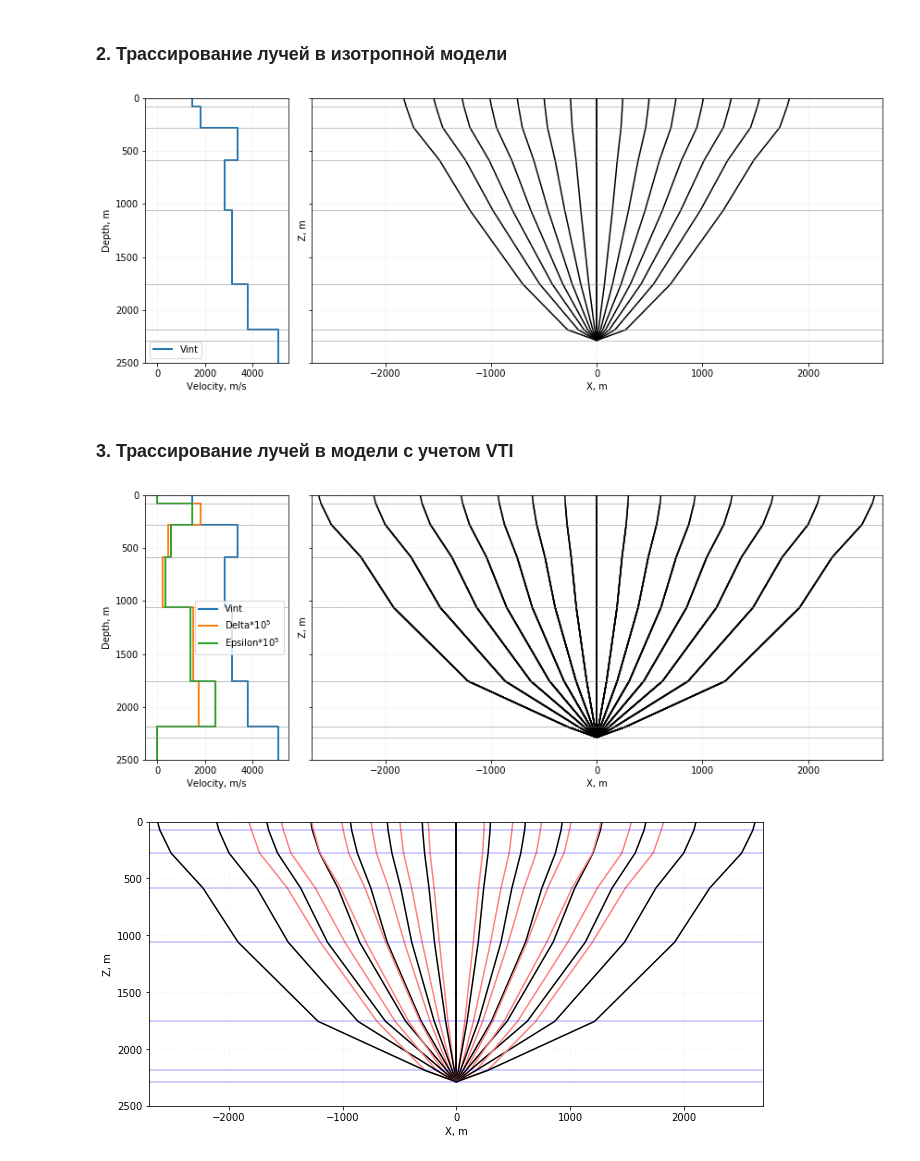
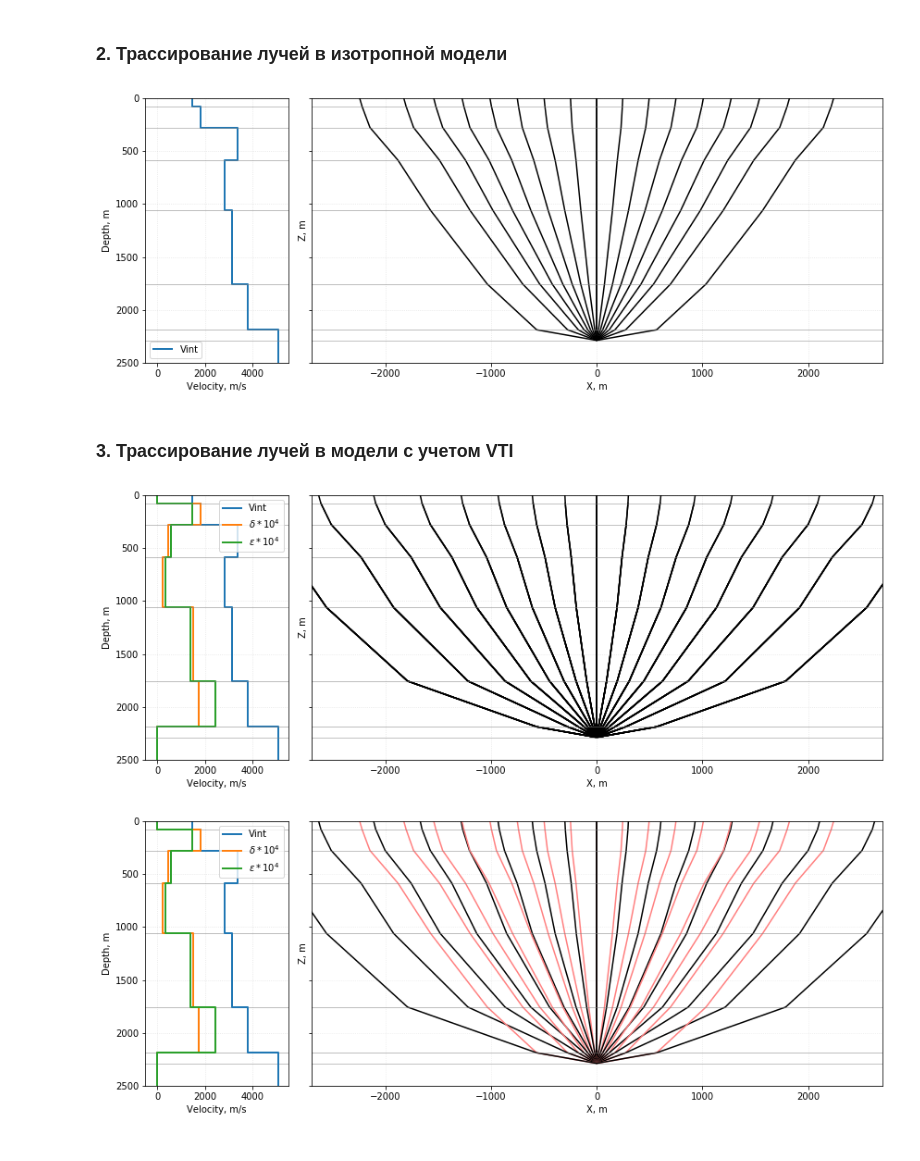
Before and after one commit to antongrin/VTI_rays, a Jupyter notebook: RayTraceVTI.ipynb, the cells around one changed output. Saved outputs shown, nothing was run; the diff lists cells and outputs as text; code cells hidden in the pictures.

```diff
--- a/RayTraceVTI.ipynb
+++ b/RayTraceVTI.ipynb
@@ -38,7 +43,8 @@ plt.show()
 # %%
 f, (a0, a1) = plt.subplots(1, 2, gridspec_kw={'width_ratios': [1, 4]}, figsize=[12,8], sharey = True)
 
-start_angle = pi*np.arange(0, 71, 10)/180.0
+# start_angle = pi*np.hstack((np.arange(0, 71, 10), 75))/180.0
+start_angle = pi*np.arange(0, 81, 10)/180.0
 
 rays_x = np.zeros((len(start_angle), len(layers_thk)+1))
 rays_t = np.zeros((len(start_angle), len(layers_thk)+1))
@@ -105,7 +111,7 @@ a0.set_position([pos0.x0, pos1.y0, pos0.width, pos1.height])
 
 plt.show()
 # %% [output]
-[figure, old version]
+[figure, new version]
 # %% [markdown]
 ### 3. Трассирование лучей в модели с учетом VTI
 # %%
@@ -162,7 +168,7 @@ def compute_snell_vti(th_ph_1, v1, de1, ep1, v2, de2, ep2):
 # %%
 f, (a0, a1) = plt.subplots(1, 2, gridspec_kw={'width_ratios': [1, 4]}, figsize=[12,8], sharey = True)
 
-start_angle = pi*np.arange(0, 71, 10)/180.0
+# start_angle = pi*np.arange(0, 71, 10)/180.0
 
 rani_x = np.zeros((len(start_angle), len(layers_thk)+1))*np.nan
 rani_t = np.zeros((len(start_angle), len(layers_thk)+1))*np.nan
@@ -210,8 +216,8 @@ a1.grid(True, ls=':', alpha = 0.35)
 
 
 a0.step(np.hstack((layers_vp[0],layers_vp,layers_vp[-1])), np.hstack((0, depth,depth[-1]+200)), where='post', lw=2, label = 'Vint')
-a0.step(10**4*np.hstack((layers_de[0],layers_de,layers_de[-1])), np.hstack((0, depth,depth[-1]+200)), where='post', lw=2, label = 'Delta*$10^5$')
-a0.step(10**4*np.hstack((layers_ep[0],layers_ep,layers_ep[-1])), np.hstack((0, depth,depth[-1]+200)), where='post', lw=2, label = 'Epsilon*$10^5$')
+a0.step(10**4*np.hstack((layers_de[0],layers_de,layers_de[-1])), np.hstack((0, depth,depth[-1]+200)), where='post', lw=2, label = '$\delta*10^4$')
+a0.step(10**4*np.hstack((layers_ep[0],layers_ep,layers_ep[-1])), np.hstack((0, depth,depth[-1]+200)), where='post', lw=2, label = '$\epsilon*10^4$')
 
 
 a0.legend()
@@ -238,32 +244,55 @@ a0.set_position([pos0.x0, pos1.y0, pos0.width, pos1.height])
 
 plt.show()
 # %% [output]
-[figure, old version]
+[figure, new version]
 # %%
-f, ax2 = plt.subplots(figsize=[11,8])
-a2=ax2
+f, (a3, a2) = plt.subplots(1, 2, gridspec_kw={'width_ratios': [1, 4]}, figsize=[12,8], sharey = True)
+# a2=ax2
 
 for ray_no, th0 in enumerate(start_angle):
     a2.plot(rays_x[ray_no, :], np.hstack((0, depth)), c = [1,0.5,0.5])
     a2.plot(-rays_x[ray_no, :], np.hstack((0, depth)), c = [1,0.5,0.5])
     a2.plot(rani_x[ray_no, :], np.hstack((0, depth)), c = 'k')
     a2.plot(-rani_x[ray_no, :], np.hstack((0, depth)), c = 'k')
 
 for idpt in depth:
-    a2.axhline(idpt, lw=1.5, c='blue', alpha=.25)
+    a2.axhline(idpt, lw=1, c='grey', alpha=.5)
+    a3.axhline(idpt, lw=1, c='grey', alpha=.5)
+
 
 a2.set_xlabel('X, m')
 a2.set_ylabel('Z, m')
 a2.grid(True, ls=':', alpha = 0.25)
 
 a2.set_aspect(1)
 
-a2.set_ylim([2500,0])
+
+a3.step(np.hstack((layers_vp[0],layers_vp,layers_vp[-1])), np.hstack((0, depth,depth[-1]+200)), where='post', lw=2, label = 'Vint')
+a3.step(10**4*np.hstack((layers_de[0],layers_de,layers_de[-1])), np.hstack((0, depth,depth[-1]+200)), where='post', lw=2, label = '$\delta*10^4$')
+a3.step(10**4*np.hstack((layers_ep[0],layers_ep,layers_ep[-1])), np.hstack((0, depth,depth[-1]+200)), where='post', lw=2, label = '$\epsilon*10^4$')
+
+
+a3.legend()
+a3.set_ylabel('Depth, m')
+a3.set_xlabel('Velocity, m/s')
+a3.grid(True, ls=':', alpha = 0.35)
+
+a3.invert_yaxis()
+a2.set_aspect(1)
+a3.set_xlim([-500,5500])
+a3.set_ylim([2500,0])
 a2.set_xlim([-2700,2700])
 
+plt.tight_layout()
+
+pos1 = a2.get_position(original=False)
+pos0 = a3.get_position(original=False)
+
+a3.set_position([pos0.x0, pos1.y0, pos0.width, pos1.height])
+
 plt.show()
 # %% [output]
-[figure, old version]
+[figure, new version]
 # %%
 plt.plot(2*rays_x[:,0], 180*start_angle/pi, lw = 2, label = 'Isotropic')
 plt.plot(2*rani_x[:,0], 180*start_angle/pi, lw = 2, label = 'VTI')
```
Also changed, not shown: parts of 5 cells of this notebook.
